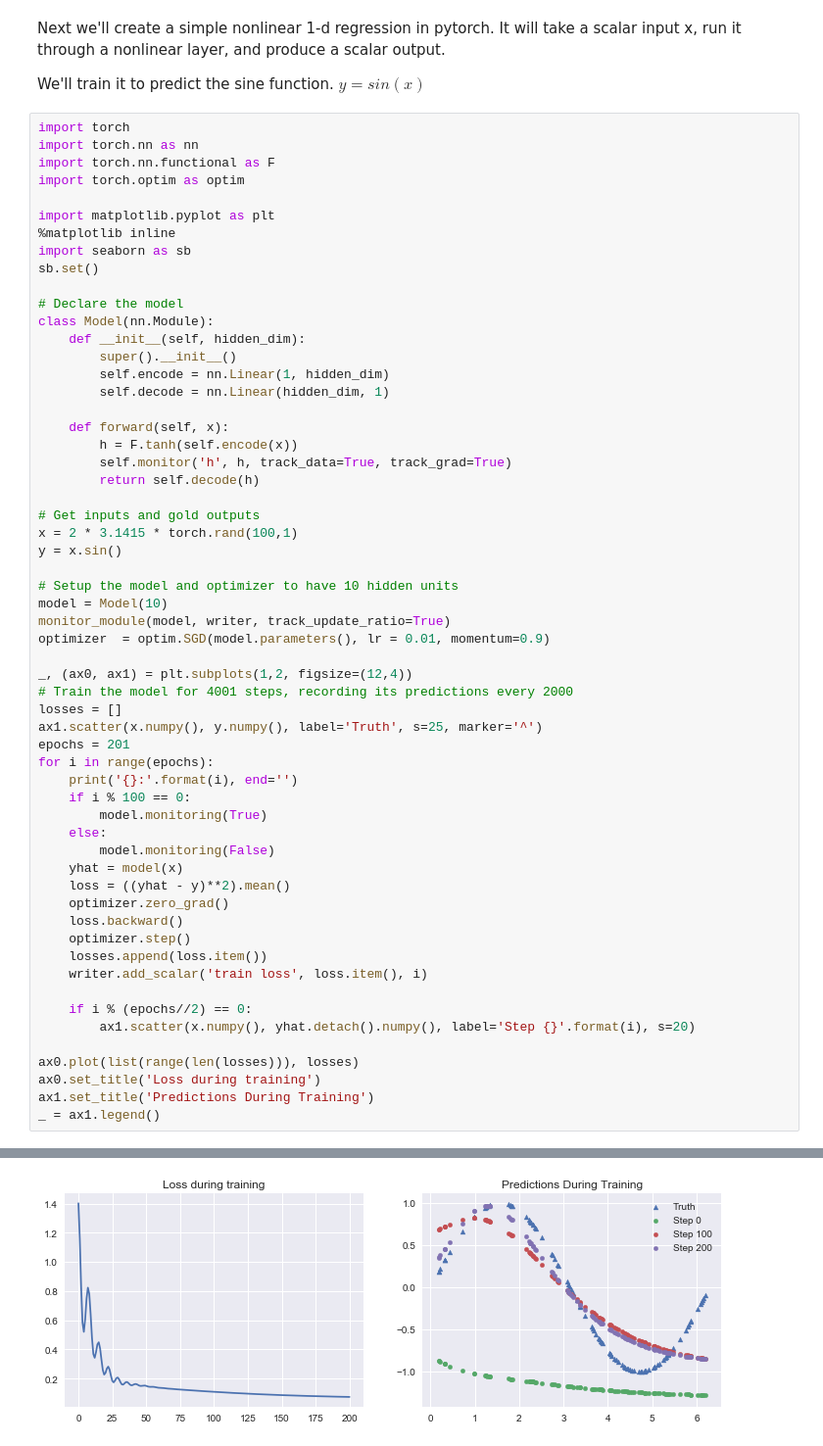
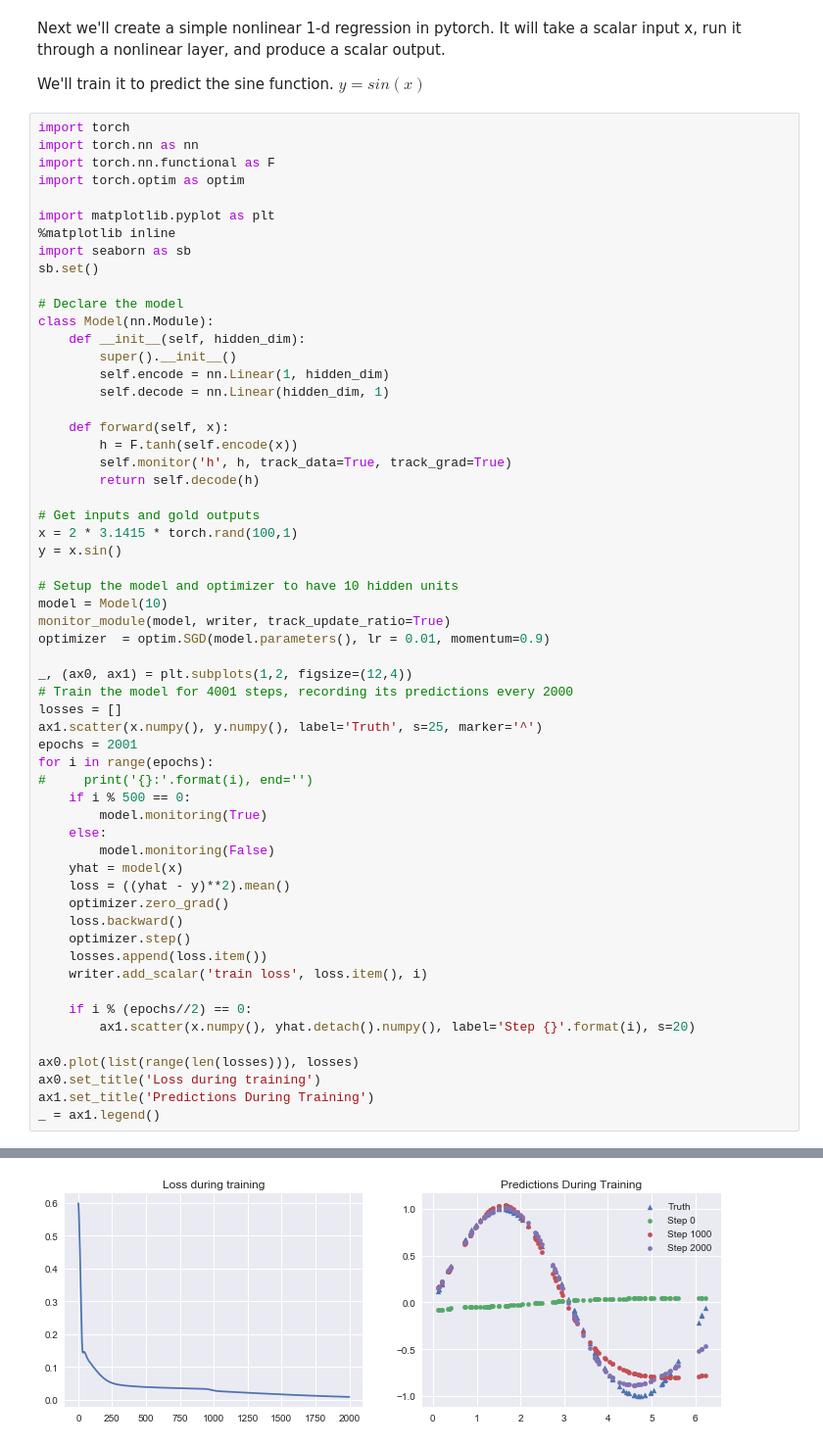
Before and after one commit to teffland/pytorch-monitor, a Jupyter notebook: example.ipynb, the cells around one changed output, grey strips where cells are left out. Shown at 98% size. Drawn from its saved outputs; the diff is of its cells as text.

```diff
--- a/example.ipynb
+++ b/example.ipynb
@@ -95,10 +95,10 @@ _, (ax0, ax1) = plt.subplots(1,2, figsize=(12,4))
 # Train the model for 4001 steps, recording its predictions every 2000
 losses = []
 ax1.scatter(x.numpy(), y.numpy(), label='Truth', s=25, marker='^')
-epochs = 201
+epochs = 2001
 for i in range(epochs):
-    print('{}:'.format(i), end='')
-    if i % 100 == 0:
+#     print('{}:'.format(i), end='')
+    if i % 500 == 0:
         model.monitoring(True)
     else:
         model.monitoring(False)
@@ -122 +121 @@ _ = ax1.legend()
-[figure, old version]
+[figure, new version]
```
Also changed, not shown: parts of 2 cells of this notebook.
